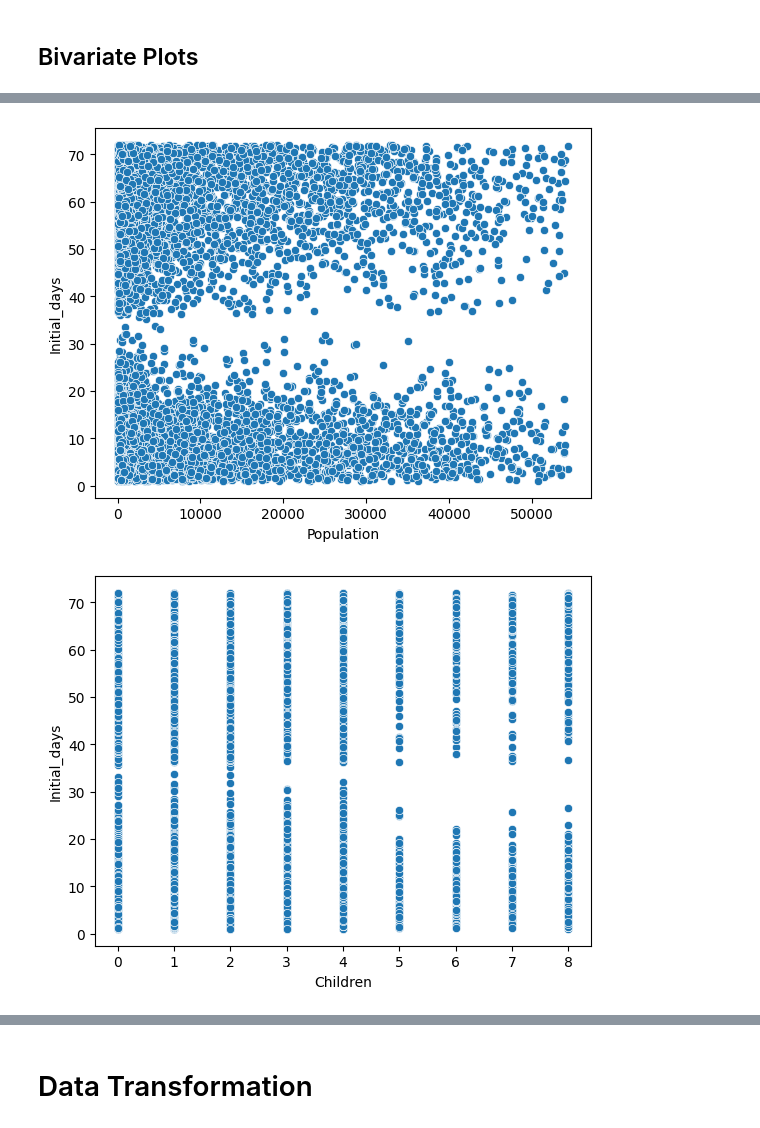
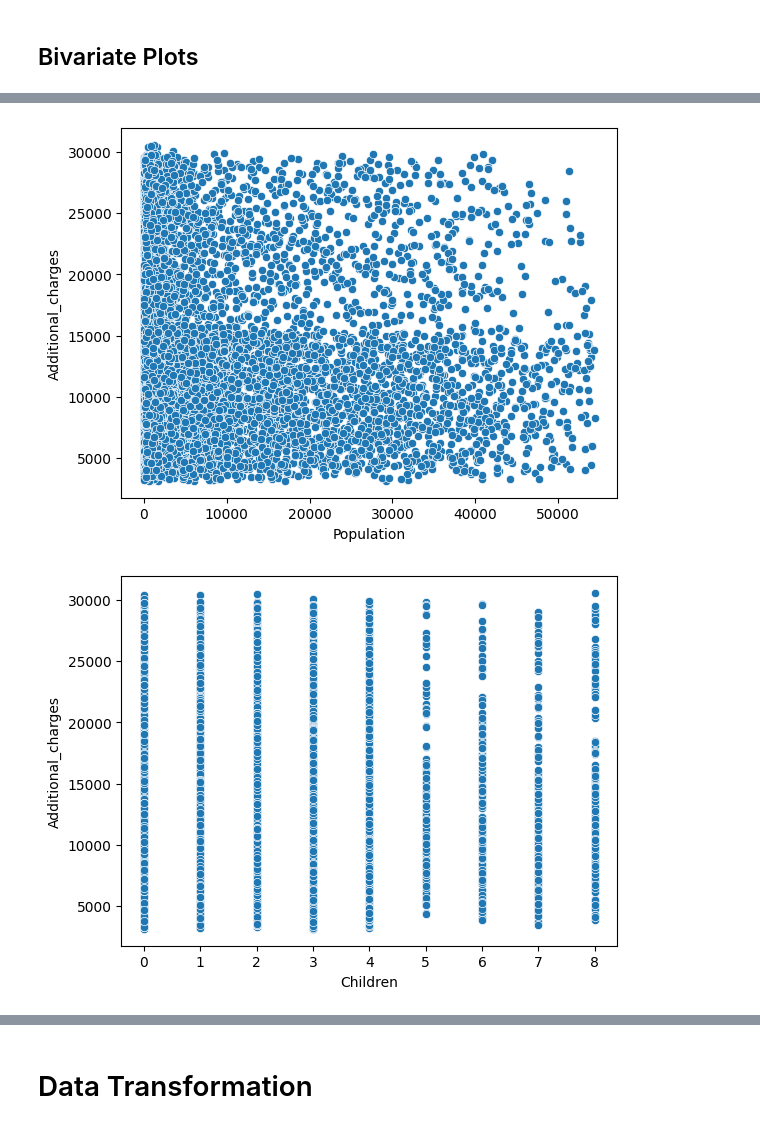
Before and after one commit to sjo1403/medical_predictive_modeling, a Jupyter notebook: D208 Task1.ipynb, the cells around one changed output, grey strips where cells are left out. Drawn from its saved outputs; the diff is of its cells as text; code cells hidden in the pictures.

```diff
--- a/D208 Task1.ipynb
+++ b/D208 Task1.ipynb
@@ -6,8 +6,7 @@ import pandas as pd
 df = pd.read_csv('medical dataset/medical_clean.csv')
 # %%
 # reduce df to relevant features
-df = df[['State',
-        'Population',
+df = df[['Population',
         'Children',
         'Age',
         'Income',
@@ -32,7 +31,7 @@ df = df[['State',
         'Reflux_esophagitis',
         'Asthma',
         'Services',
-        'Initial_days'
+        'Additional_charges'
         ]]
 # %%
 # get first 3 rows of data
@@ -260,7 +259,7 @@ for col in numerical.columns:
 # create all catplots
 for col in categorical.columns:
     plt.figure()
-    sns.catplot(data=df, x='Initial_days', y=col, kind='box')
+    sns.catplot(data=df, x='Additional_charges', y=col, kind='box')
     plt.show()
 # %% [output]
 <Figure size 640x480 with 0 Axes>
@@ -279,12 +278,12 @@ for col in categorical.columns:
 # %%
 # drop dependent variable (Initial_days) from the numerical dataframe
-numerical.drop(columns='Initial_days', inplace=True)
+numerical.drop(columns='Additional_charges', inplace=True)
 # %%
 # create all scatterplots
 for col in numerical.columns:
     plt.figure()
-    sns.scatterplot(data=numerical, x=col, y=df['Initial_days'])
+    sns.scatterplot(data=numerical, x=col, y=df['Additional_charges'])
     plt.show()
 # %% [output]
-[figure, old version]
+[figure, new version]
-[figure, old version]
+[figure, new version]
```
Also changed, not shown: parts of 15 cells of this notebook, 1 other file.
